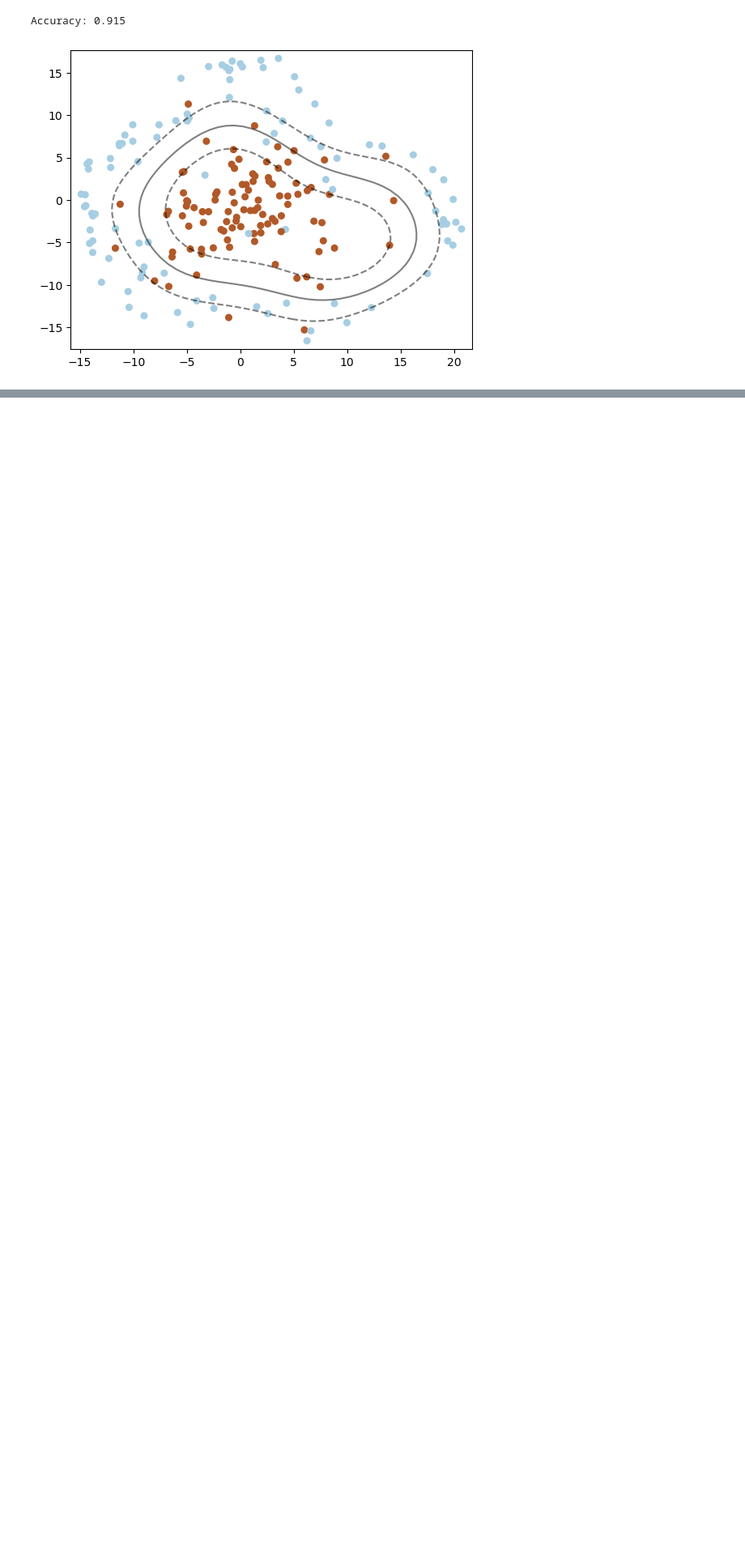
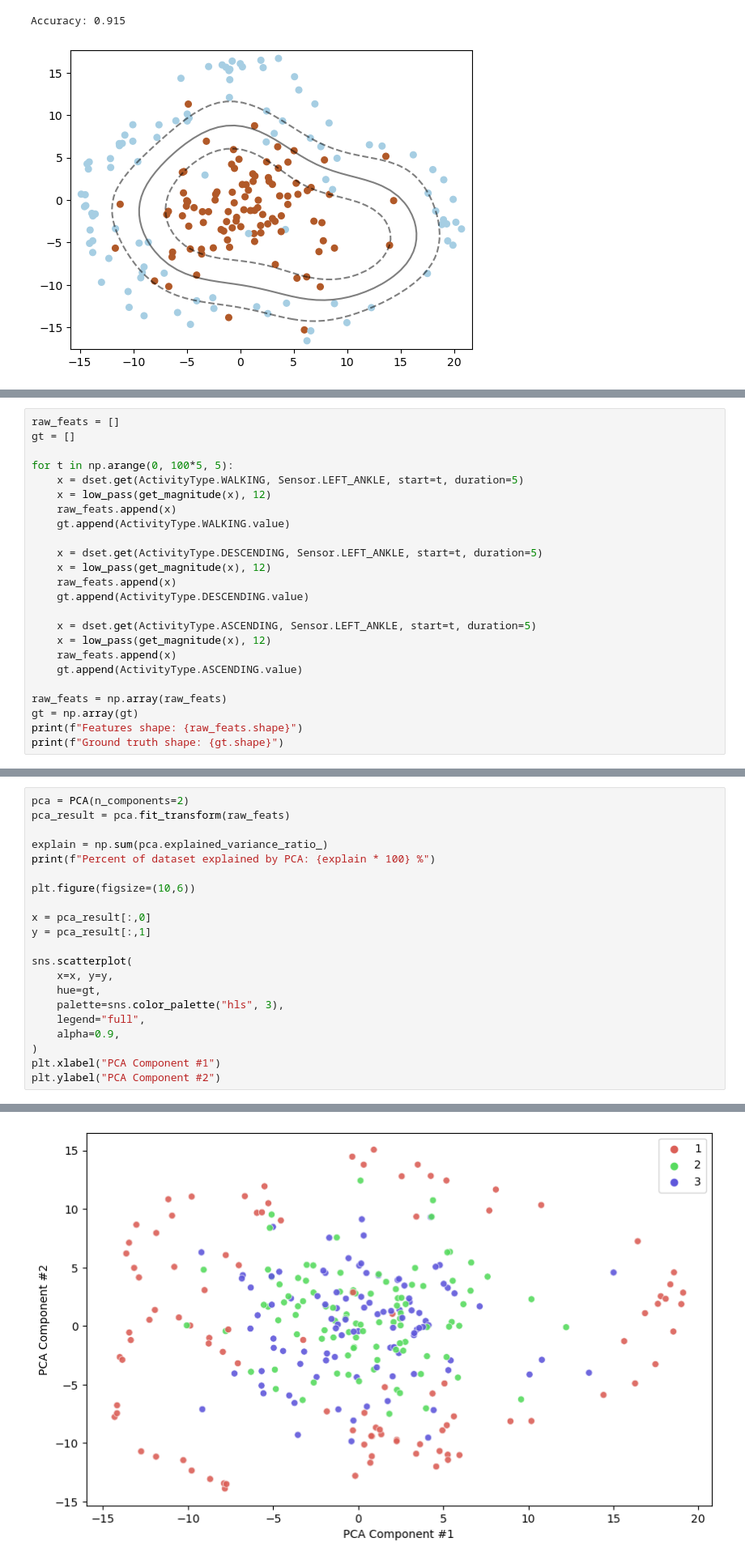
Before and after one commit to yalda-amirsoleymani/har-dataset-processing, a Jupyter notebook: processing.ipynb, the cells around one changed output, grey strips where cells are left out. Shown at 81% size. Cells and saved outputs as stored; diff of their text form; blank space fills up the shorter version.

```diff
--- a/processing.ipynb
+++ b/processing.ipynb
@@ -609,0 +614,24 @@ Accuracy: 0.915
+# %%
+raw_feats = []
+gt = []
+
+for t in np.arange(0, 100*5, 5):
+    x = dset.get(ActivityType.WALKING, Sensor.LEFT_ANKLE, start=t, duration=5)
+    x = low_pass(get_magnitude(x), 12)
+    raw_feats.append(x)
+    gt.append(ActivityType.WALKING.value)
+
+    x = dset.get(ActivityType.DESCENDING, Sensor.LEFT_ANKLE, start=t, duration=5)
+    x = low_pass(get_magnitude(x), 12)
+    raw_feats.append(x)
+    gt.append(ActivityType.DESCENDING.value)
+
+    x = dset.get(ActivityType.ASCENDING, Sensor.LEFT_ANKLE, start=t, duration=5)
+    x = low_pass(get_magnitude(x), 12)
+    raw_feats.append(x)
+    gt.append(ActivityType.ASCENDING.value)
+
+raw_feats = np.array(raw_feats)
+gt = np.array(gt)
+print(f"Features shape: {raw_feats.shape}")
+print(f"Ground truth shape: {gt.shape}")
@@ -609,0 +643,22 @@ Accuracy: 0.915
+# %%
+pca = PCA(n_components=2)
+pca_result = pca.fit_transform(raw_feats)
+
+explain = np.sum(pca.explained_variance_ratio_)
+print(f"Percent of dataset explained by PCA: {explain * 100} %")
+
+plt.figure(figsize=(10,6))
+
+x = pca_result[:,0]
+y = pca_result[:,1]
+
+sns.scatterplot(
+    x=x, y=y,
+    hue=gt,
+    palette=sns.color_palette("hls", 3),
+    legend="full",
+    alpha=0.9,
+)
+plt.xlabel("PCA Component #1")
+plt.ylabel("PCA Component #2")
+# %% [output]
@@ -609,0 +667 @@ Accuracy: 0.915
+[figure, added]
```
Also changed, not shown: parts of 22 cells of this notebook.
